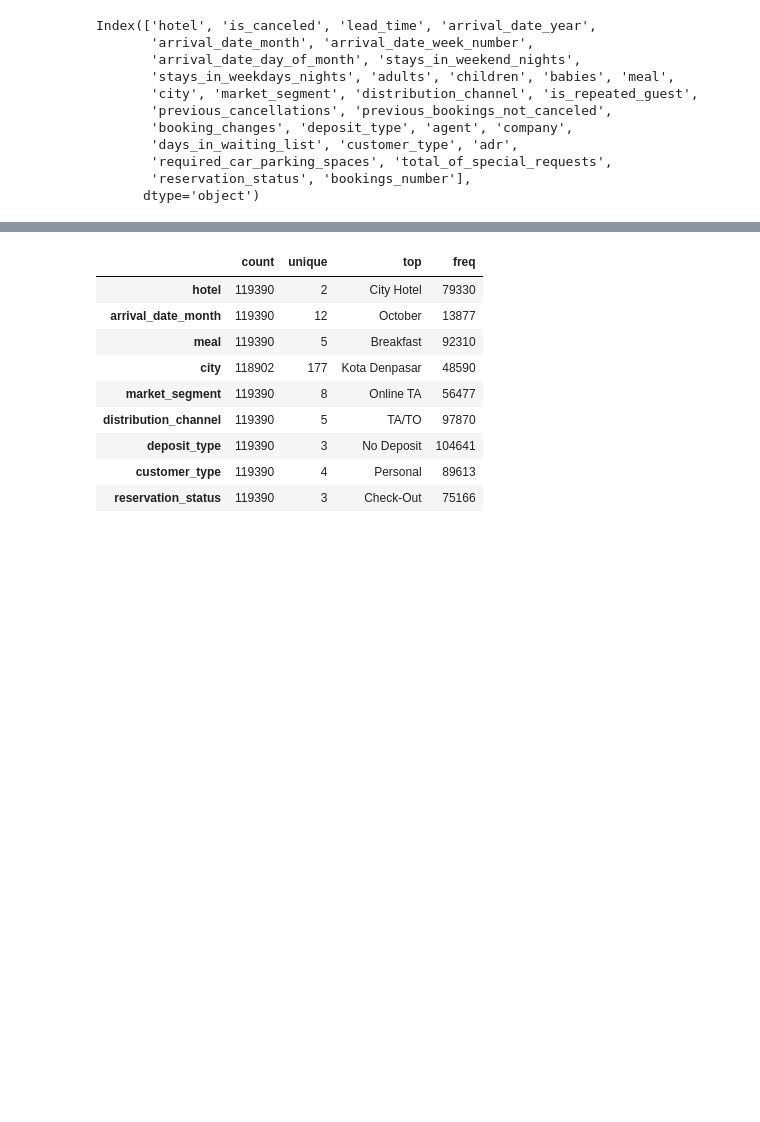
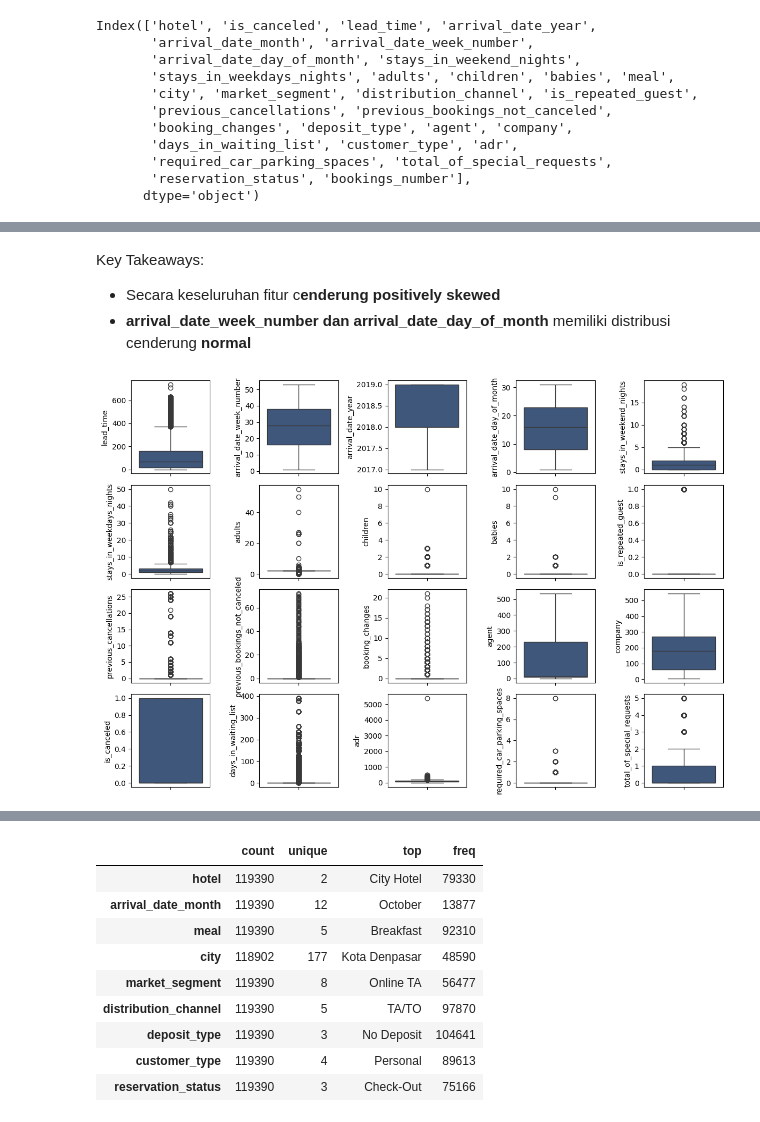
Before and after one commit to Putriarrum/Investigate-Hotel-Business-Bukalapak, a Jupyter notebook: Investigate Hotel Business using Data Visualization at Bukalapak.ipynb, the cells around one changed output, grey strips where cells are left out. Saved outputs shown, nothing was run; the diff lists cells and outputs as text; code cells hidden in the pictures; blank space fills up the shorter version.

```diff
--- a/Investigate Hotel Business using Data Visualization at Bukalapak.ipynb
+++ b/Investigate Hotel Business using Data Visualization at Bukalapak.ipynb
@@ -198,0 +216,15 @@ Summary:
+# %% [markdown]
+Key Takeaways:
+
+* Secara keseluruhan fitur c**enderung positively skewed**
+* **arrival_date_week_number dan arrival_date_day_of_month** memiliki distribusi cenderung **normal**
+# %%
+# Distribution and Outlier Checking with Boxplot Numerical Features
+
+plt.figure(figsize = (12, 8))
+for i in range(0, len(num)):
+    plt.subplot(4, 5, i+1)
+    sns.boxplot(y = df[num[i]], color = '#365486', orient = 'v')
+    plt.tight_layout()
+# %% [output]
+[figure, added]
```
Also changed, not shown: parts of 72 cells of this notebook.
